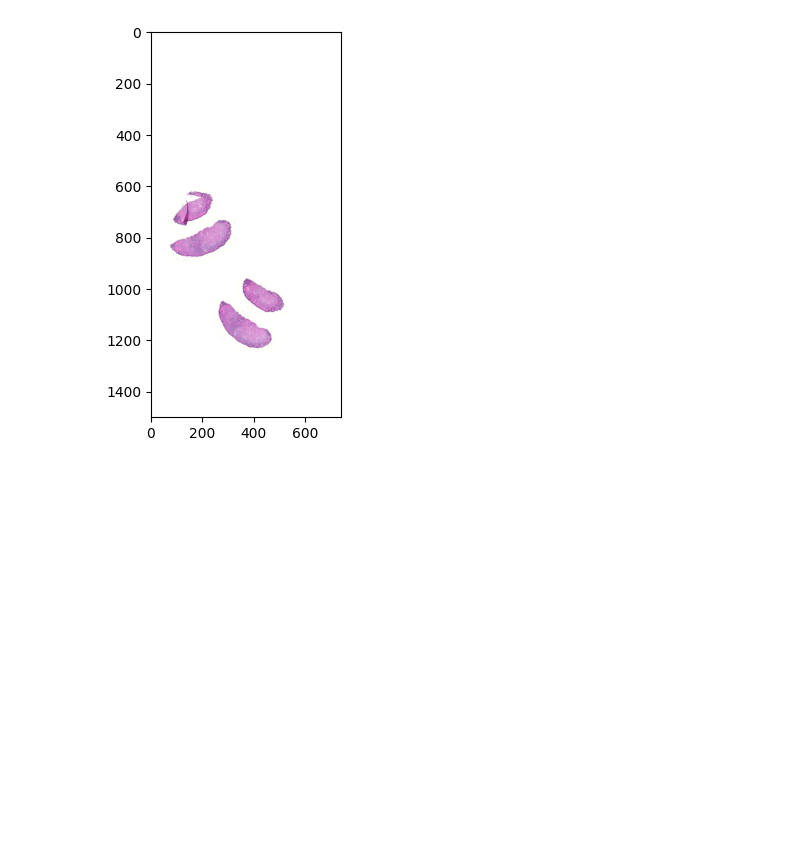
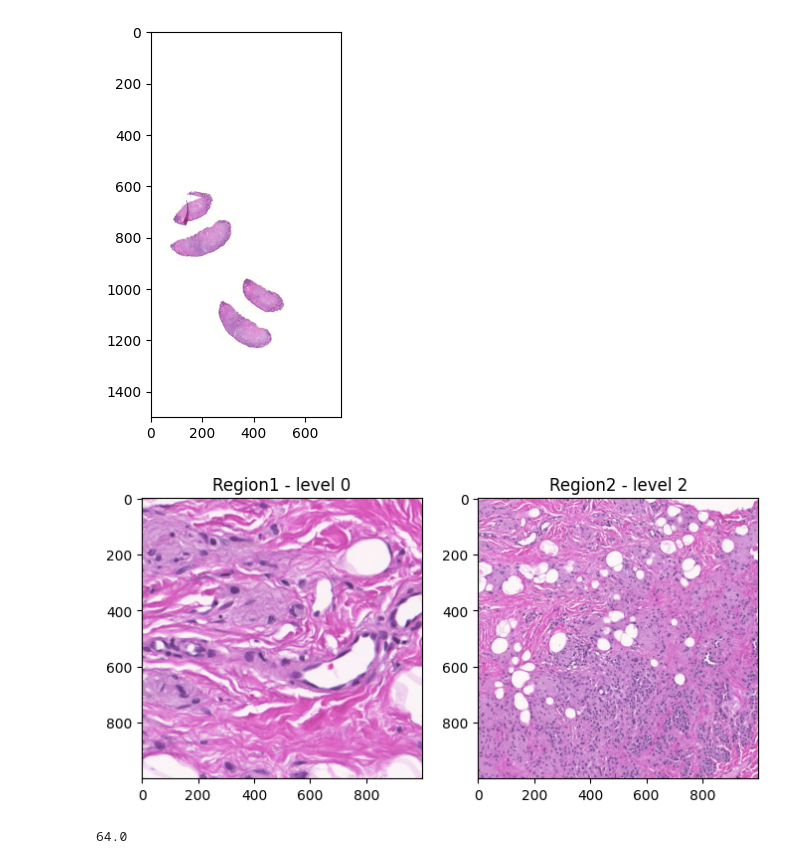
Before and after one commit to PierreCr/Digital-Pathology, a Jupyter notebook: Mini_project_in_computational_pathology.ipynb, the cells around one changed output. Drawn from its saved outputs; the diff is of its cells as text; code cells hidden in the pictures; blank space fills up the shorter version.

```diff
--- a/Mini_project_in_computational_pathology.ipynb
+++ b/Mini_project_in_computational_pathology.ipynb
@@ -111,3 +140,65 @@ plt.axis("on");
 #A12. Tissue details are lost due to lowest resolution.
 # %% [output]
 [figure]
+# %%
+#7. Understand read_region().
+region1 = slide.read_region(
+    location=(25000, 100000),
+    level=0,
+    size=(1000, 1000))
+
+region2 = slide.read_region(
+    location=(25000, 100000),
+    level=2,
+    size=(1000, 1000))
+
+plt.figure(figsize=(8, 4))
+
+plt.subplot(1, 2, 1)
+plt.imshow(region1)
+plt.title("Region1 - level 0")
+plt.axis("on");
+
+plt.subplot(1, 2, 2)
+plt.imshow(region2)
+plt.title("Region2 - level 2")
+plt.axis("on");
+
+plt.show()
+
+# --
+#Q13. What is different between the two images?
+#A13. The two images are not at the same magnification.
+
+#Q14. Does size=(1000, 1000) mean the same physical area at level 0 and level 2?
+#A14. No, it does not: the tissue surface is larger at level 2 for the same tile size of 1000 x 1000.
+
+#Q15. Why is this distinction crucial when extracting pathology patches?
+#A15. We need to define a tile size AND a tissue level when extracting pathology patches.
+# %% [output]
+[figure, added]
+# %%
+#8. Understand MPP.
+
+slide.properties
+
+MPP = 0.25
+OBJECTIVE = 20
+
+patch_size = 256
+
+physical_size = MPP * patch_size
+print(physical_size)
+
+
+# --
+#Q16. At 0.25 μm/pixel, what physical area does a 256 × 256 patch represent?
+#A16. It represents a physical area of 64μm x 64μm.
+
+#Q17. At 0.5 μm/pixel?
+#A17. Physical area of 128μm x 128μm.
+
+#Q18. Why is saying merely "we used 256 × 256 patches" scientifically incomplete?
+#A18. We need to know the MPP (micron per pixel).
+# %% [output]
+64.0
```
Also changed, not shown: parts of 5 cells of this notebook.
